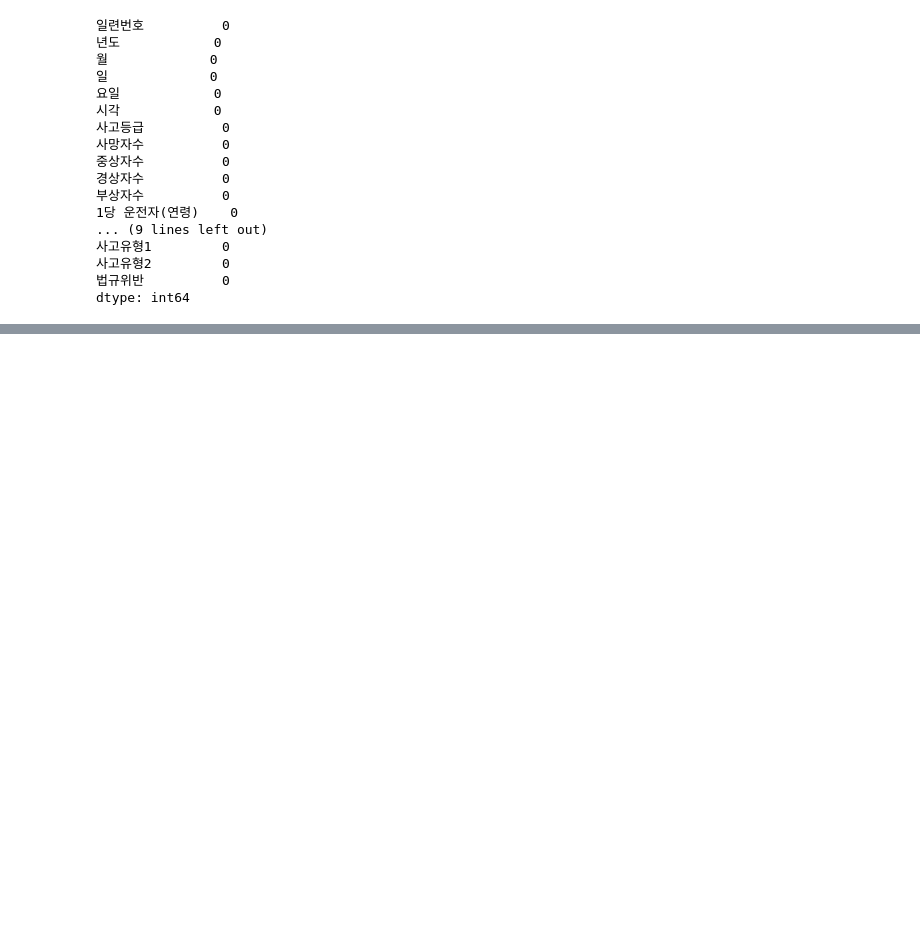
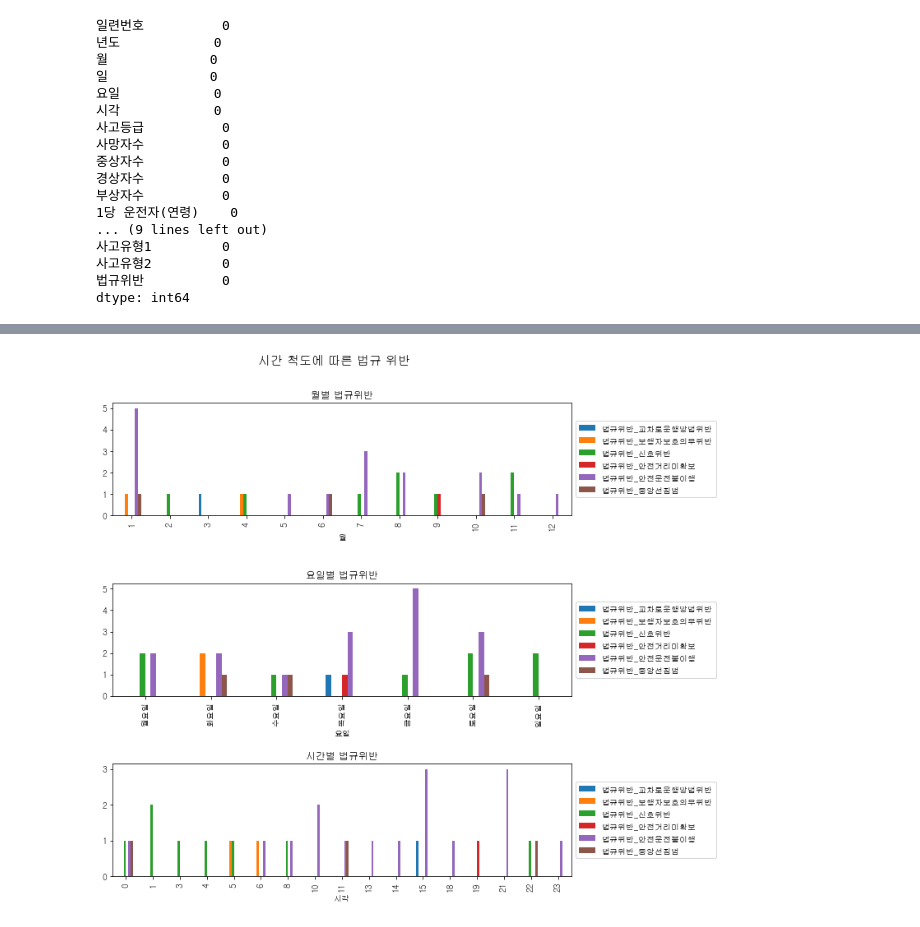
Before and after one commit to JJungEEun/TAnumber_prediction, a Jupyter notebook: 사고누적지점.ipynb, the cells around one changed output, grey strips where cells are left out. Cells and saved outputs as stored; diff of their text form; code cells hidden in the pictures; blank space fills up the shorter version.

```diff
--- a/사고누적지점.ipynb
+++ b/사고누적지점.ipynb
@@ -191,0 +205,4 @@ See the caveats in the documentation: https://pandas.pydata.org/pandas-docs/stab
+# %%
+#법규위반
+data = 영등포로타리[['월', '요일', '시각', '사망자수', '중상자수', '경상자수', '부상자수', '법규위반']]
+data = pd.get_dummies(data, columns = ['법규위반'])
@@ -191,0 +236,30 @@ See the caveats in the documentation: https://pandas.pydata.org/pandas-docs/stab
+# %%
+data_month = data.groupby(['월'])['법규위반_교차로운행방법위반','법규위반_보행자보호의무위반', '법규위반_신호위반',
+                                 '법규위반_안전거리미확보', '법규위반_안전운전불이행', '법규위반_중앙선침범'].sum()
+
+data_day = data.groupby(['요일'])['법규위반_교차로운행방법위반','법규위반_보행자보호의무위반', '법규위반_신호위반',
+                                 '법규위반_안전거리미확보', '법규위반_안전운전불이행','법규위반_중앙선침범'].sum()
+data_day = data_day.reindex(['월요일', '화요일', '수요일', '목요일', '금요일', '토요일', '일요일'])
+
+data_time = data.groupby('시각')['법규위반_교차로운행방법위반', '법규위반_보행자보호의무위반', '법규위반_신호위반',
+                                 '법규위반_안전거리미확보', '법규위반_안전운전불이행', '법규위반_중앙선침범'].sum()
+# %%
+fig, ax = plt.subplots(3, 1, figsize=(10, 10))
+fig.suptitle('시간 척도에 따른 법규 위반', fontsize=15)
+plt.subplots_adjust(left=0.125, bottom=0.1,  right=0.9, top=0.9, wspace=0.2, hspace=0.6)
+
+data_month.plot.bar(ax=ax[0])
+ax[0].set_title('월별 법규위반')
+ax[0].legend(loc='center left', bbox_to_anchor=(1, 0.5))
+
+data_day.plot.bar(ax=ax[1])
+ax[1].set_title('요일별 법규위반')
+ax[1].legend(loc='center left', bbox_to_anchor=(1, 0.5))
+
+data_time.plot.bar(ax=ax[2])
+ax[2].set_title('시간별 법규위반')
+ax[2].legend(loc='center left', bbox_to_anchor=(1, 0.5))
+
+plt.show()
+# %% [output]
+[figure, added]
```
Also changed, not shown: parts of 23 cells of this notebook, 1 other file.
